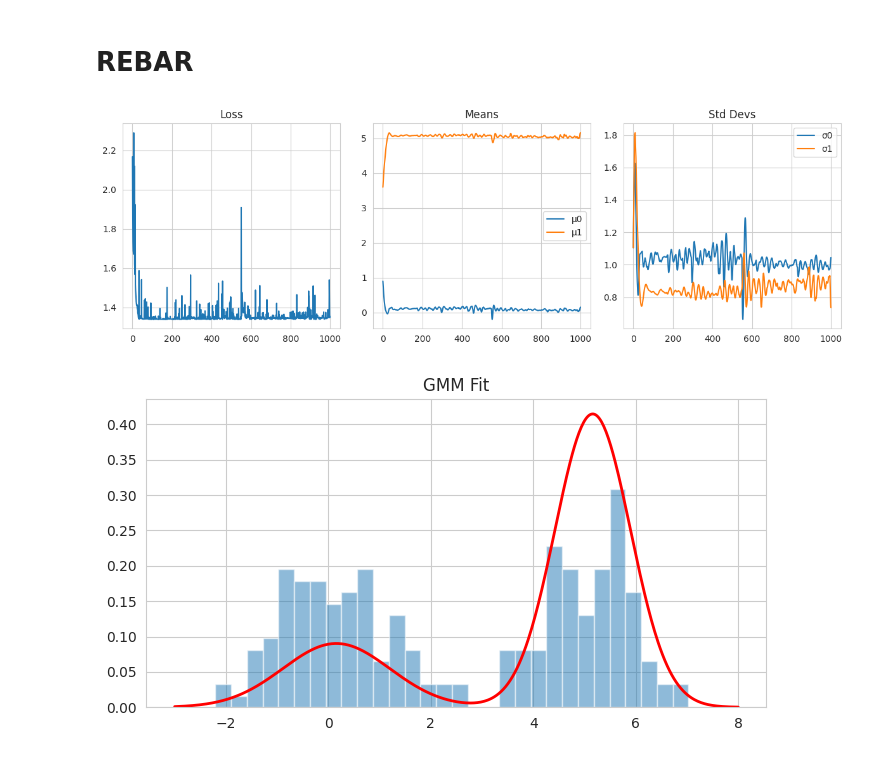
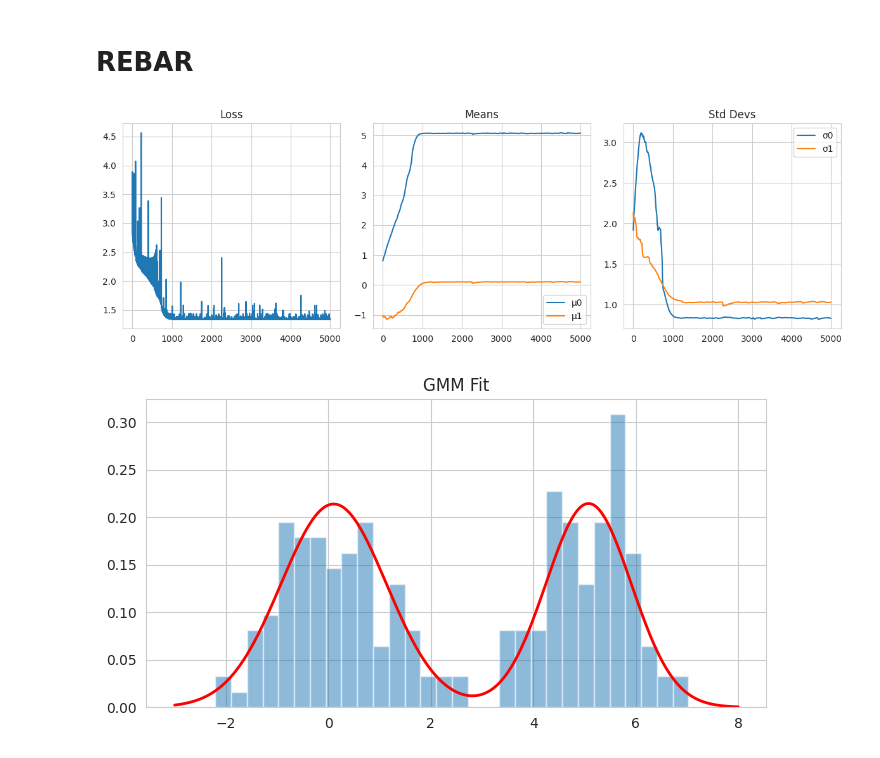
Before and after one commit to ZetrextJG/REBAR-PyTorch, a Jupyter notebook: gmm.ipynb, the cells around one changed output. Drawn from its saved outputs; the diff is of its cells as text; code cells hidden in the pictures.

```diff
--- a/gmm.ipynb
+++ b/gmm.ipynb
@@ -46,9 +46,14 @@ sns.histplot(Xs[100:, 0], bins=20, kde=True, color='red', alpha=0.5)
 class GMM(nn.Module):
     def __init__(self):
         super().__init__()
-        self.mu = nn.Parameter(torch.tensor([1.0, 3.5]))
-        self.log_sigma = nn.Parameter(torch.zeros(2))
+        # self.mu = nn.Parameter(torch.tensor([1.0, 3.5]))
+        # self.log_sigma = nn.Parameter(torch.zeros(2))
+        self.mu = nn.Parameter(torch.randn(2))
+        self.log_sigma = nn.Parameter(torch.randn(2))
+
+        # decide - priors fixed or not
         self.logits = nn.Parameter(torch.zeros(2))
+        # self.register_buffer('logits', torch.tensor([0.0, 0.0]))
 
     def get_component_probs(self, x):
         dist0 = dist.Normal(self.mu[0], self.log_sigma[0].exp())
@@ -100,20 +105,17 @@ if torch.cuda.is_available():
 torch.backends.cudnn.deterministic = True
 torch.backends.cudnn.benchmark = False
 # %%
-model = GMM()
-optimizer = torch.optim.Adam(model.parameters(), lr=0.1)
-
 n_epochs = 1000
 losses = []
 means = []
 stds = []
 
 model = GMM()
-optimizer = torch.optim.Adam(model.parameters(), lr=0.1)
+optimizer = torch.optim.Adam(model.parameters(), lr=0.01, betas=(0.9, 0.99999))
 
 f = create_objective(model)
 
-n_epochs = 1000
+n_epochs = 5000
 losses = []
 means = []
 stds = []
@@ -190,9 +192,6 @@ if torch.cuda.is_available():
 torch.backends.cudnn.deterministic = True
 torch.backends.cudnn.benchmark = False
 # %%
-model = GMM()
-optimizer = torch.optim.Adam(model.parameters(), lr=0.1)
-
 n_epochs = 1000
 losses = []
 means = []
@@ -202,12 +201,12 @@ lmbda = torch.tensor([0.1], requires_grad=True)
 eta = torch.tensor([-0.1], requires_grad=True)
 
 model = GMM()
-optimizer = torch.optim.Adam(model.parameters(), lr=0.1)
-optimizer_2 = torch.optim.Adam([eta, lmbda], lr=0.1, betas=(0.9, 0.99999))
+optimizer = torch.optim.Adam(model.parameters(), lr=0.01, betas=(0.9, 0.99999))
+optimizer_2 = torch.optim.Adam([eta, lmbda], lr=0.01, betas=(0.9, 0.99999))
 
 f = create_objective(model)
 
-n_epochs = 1000
+n_epochs = 5000
 losses = []
 means = []
 stds = []
@@ -253,32 +252,32 @@ plt.title("Loss")
 
 plt.subplot(1, 3, 2)
 plt.plot(np.array(means)[:, 0], label="μ0")
 plt.plot(np.array(means)[:, 1], label="μ1")
 plt.title("Means")
 plt.legend()
 
 plt.subplot(1, 3, 3)
 plt.plot(np.array(stds)[:, 0], label="σ0")
 plt.plot(np.array(stds)[:, 1], label="σ1")
 plt.title("Std Devs")
 plt.legend()
 plt.tight_layout()
 plt.show()
 
 x = torch.linspace(-3, 8, 500)
 with torch.no_grad():
     dist0 = dist.Normal(model.mu[0], model.log_sigma[0].exp())
     dist1 = dist.Normal(model.mu[1], model.log_sigma[1].exp())
     mix_probs = torch.softmax(model.logits, dim=0)
 
     y = (mix_probs[0] * torch.exp(dist0.log_prob(x)) +
          mix_probs[1] * torch.exp(dist1.log_prob(x)))
 
 plt.figure(figsize=(8, 4))
 plt.hist(Xs.numpy(), bins=30, density=True, alpha=0.5)
 plt.plot(x.numpy(), y.numpy(), 'r-', lw=2)
 plt.title("GMM Fit")
 plt.show()
 # %% [output]
-[figure, old version]
+[figure, new version]
-[figure, old version]
+[figure, new version]
```
Also changed, not shown: parts of 1 cell of this notebook.
